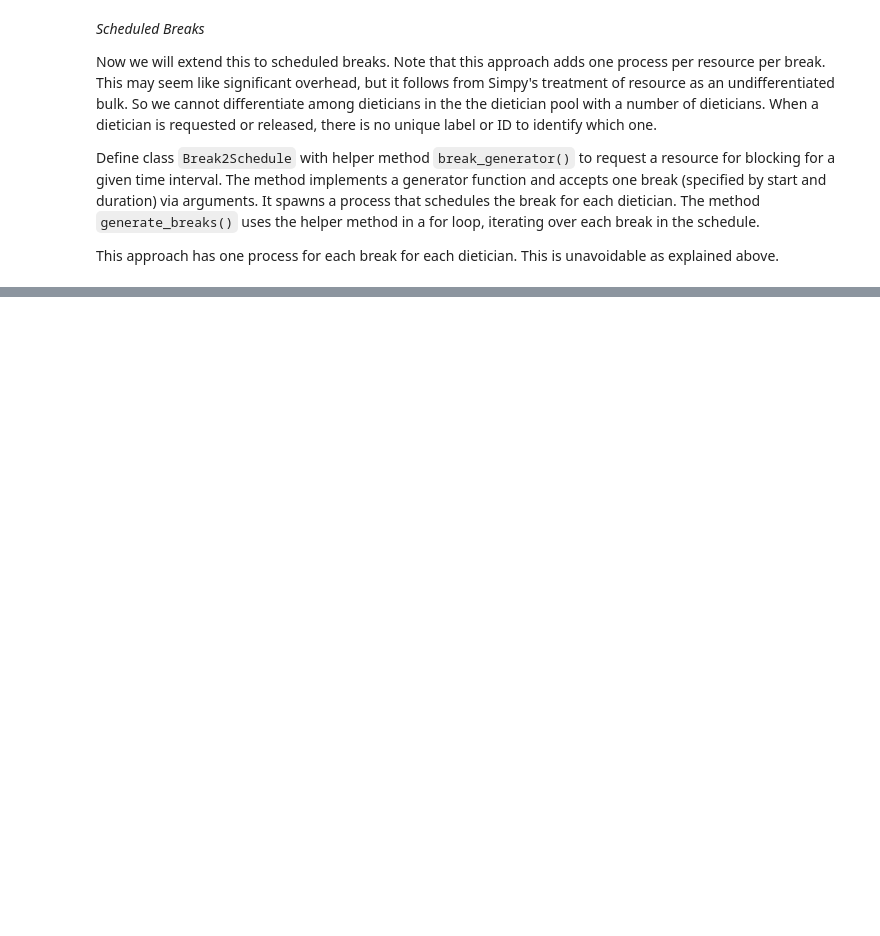
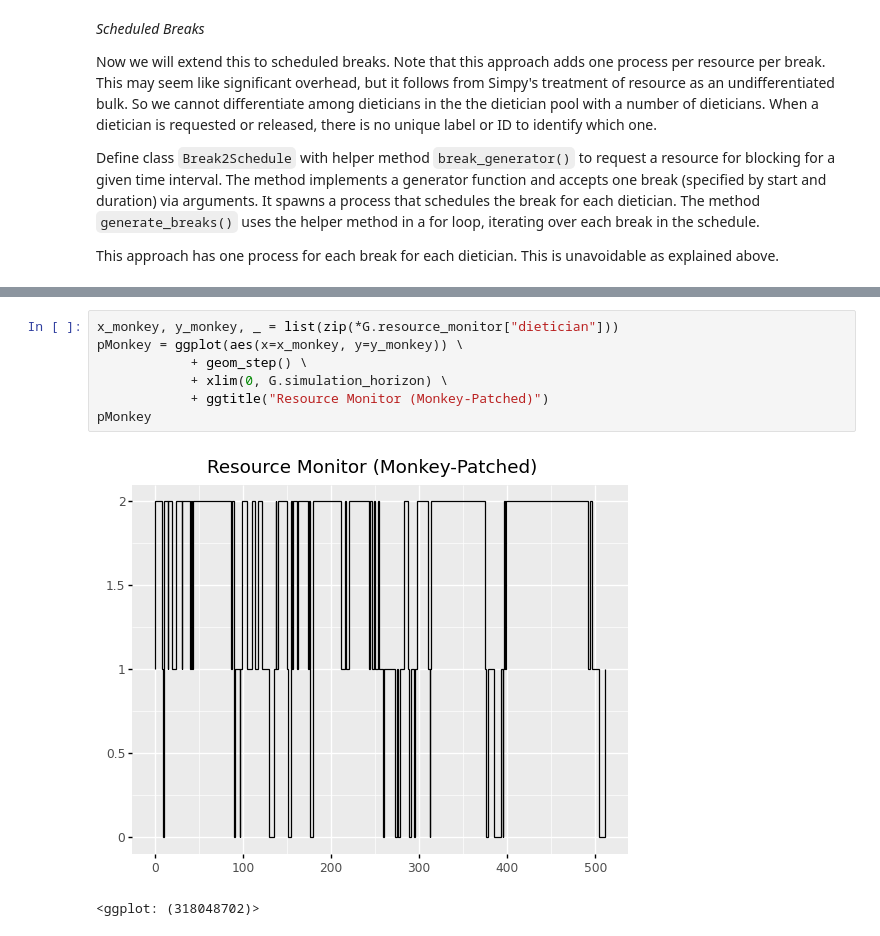
Before and after one commit to sunbee/factorySimulation, a Jupyter notebook: dieticianX_monitor.ipynb, the cells around one changed output, grey strips where cells are left out. Drawn from its saved outputs; the diff is of its cells as text; blank space fills up the shorter version.

```diff
--- a/dieticianX_monitor.ipynb
+++ b/dieticianX_monitor.ipynb
@@ -97,0 +98,10 @@ Patient 100 exited at 510.13, having spent 1.64 in clinic.
+# %%
+x_monkey, y_monkey, _ = list(zip(*G.resource_monitor["dietician"]))
+pMonkey = ggplot(aes(x=x_monkey, y=y_monkey)) \
+            + geom_step() \
+            + xlim(0, G.simulation_horizon) \
+            + ggtitle("Resource Monitor (Monkey-Patched)")
+pMonkey
+# %% [output]
+[figure, added]
+<ggplot: (318048702)>
```
Also changed, not shown: parts of 6 cells of this notebook, 1 other file.
